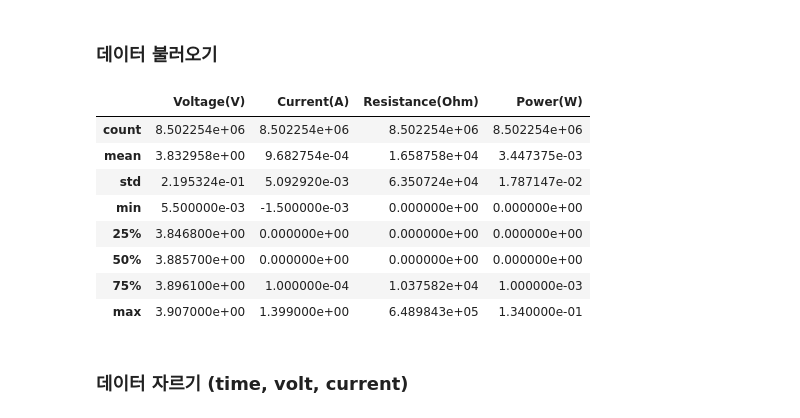
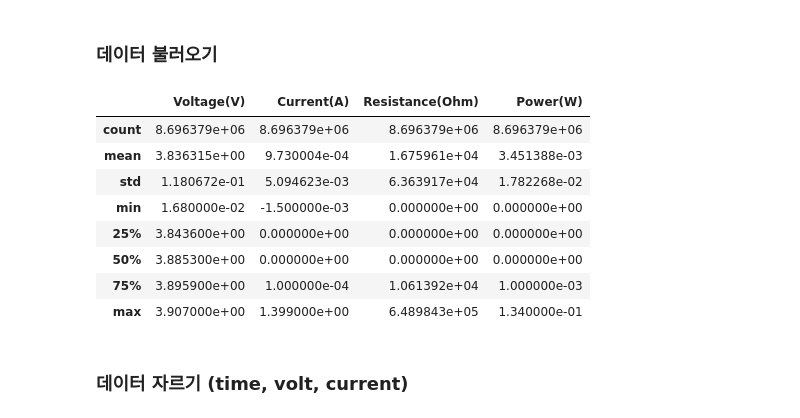
Before and after one commit to minD9it/Battery, a Jupyter notebook: DataAnalysis_DODI.ipynb, the cells around one changed output. Cells and saved outputs as stored; diff of their text form; code cells hidden in the pictures.

```diff
--- a/DataAnalysis_DODI.ipynb
+++ b/DataAnalysis_DODI.ipynb
@@ -10,17 +10,17 @@ from tqdm import tqdm
 # %% [markdown]
 ### 데이터 불러오기
 # %%
-data = pd.read_csv("data/0mA(29s)~30mA(1s)_DODI_C_merge.csv") #통합 데이터
+data = pd.read_csv("data/0mA(29s)~30mA(1s)_DODI_C_merge_2.csv") #통합 데이터
 data.describe()
 # %% [output]
 |  | Voltage(V) | Current(A) | Resistance(Ohm) | Power(W) |
-| count | 8.502254e+06 | 8.502254e+06 | 8.502254e+06 | 8.502254e+06 |
-| mean | 3.832958e+00 | 9.682754e-04 | 1.658758e+04 | 3.447375e-03 |
-| std | 2.195324e-01 | 5.092920e-03 | 6.350724e+04 | 1.787147e-02 |
-| min | 5.500000e-03 | -1.500000e-03 | 0.000000e+00 | 0.000000e+00 |
-| 25% | 3.846800e+00 | 0.000000e+00 | 0.000000e+00 | 0.000000e+00 |
-| 50% | 3.885700e+00 | 0.000000e+00 | 0.000000e+00 | 0.000000e+00 |
-| 75% | 3.896100e+00 | 1.000000e-04 | 1.037582e+04 | 1.000000e-03 |
+| count | 8.696379e+06 | 8.696379e+06 | 8.696379e+06 | 8.696379e+06 |
+| mean | 3.836315e+00 | 9.730004e-04 | 1.675961e+04 | 3.451388e-03 |
+| std | 1.180672e-01 | 5.094623e-03 | 6.363917e+04 | 1.782268e-02 |
+| min | 1.680000e-02 | -1.500000e-03 | 0.000000e+00 | 0.000000e+00 |
+| 25% | 3.843600e+00 | 0.000000e+00 | 0.000000e+00 | 0.000000e+00 |
+| 50% | 3.885300e+00 | 0.000000e+00 | 0.000000e+00 | 0.000000e+00 |
+| 75% | 3.895900e+00 | 1.000000e-04 | 1.061392e+04 | 1.000000e-03 |
 | max | 3.907000e+00 | 1.399000e+00 | 6.489843e+05 | 1.340000e-01 |
 # %% [markdown]
 ### 데이터 자르기 (time, volt, current)
```
Also changed, not shown: parts of 11 cells of this notebook.
